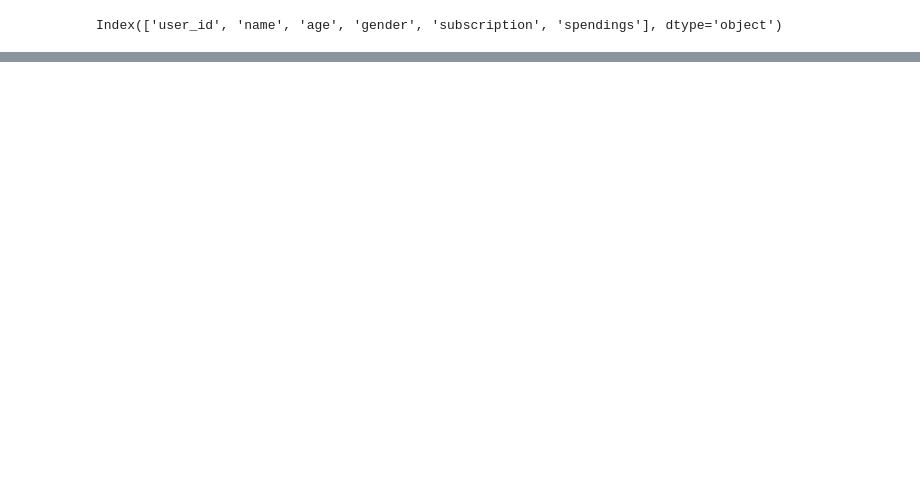
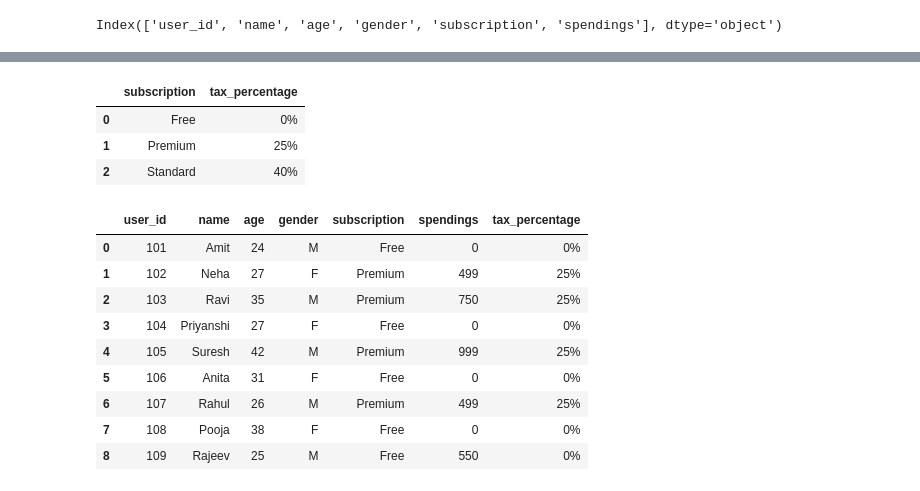
Before and after one commit to SurakshitKapoor/Advanced_Python, a Jupyter notebook: python libraries/pandas.ipynb, the cells around one changed output, grey strips where cells are left out. Saved outputs shown, nothing was run; the diff lists cells and outputs as text; code cells hidden in the pictures; blank space fills up the shorter version.

```diff
--- a/python libraries/pandas.ipynb
+++ b/python libraries/pandas.ipynb
@@ -487,0 +563,20 @@ users_df.iloc[[1], [2]] = 27
+# %%
+taxes_df
+# %% [output]
+|  | subscription | tax_percentage |
+| 0 | Free | 0% |
+| 1 | Premium | 25% |
+| 2 | Standard | 40% |
+# %%
+pd.merge(users_df, taxes_df, on='subscription', how='inner')
+# %% [output]
+|  | user_id | name | age | gender | subscription | spendings | tax_percentage |
+| 0 | 101 | Amit | 24 | M | Free | 0 | 0% |
+| 1 | 102 | Neha | 27 | F | Premium | 499 | 25% |
+| 2 | 103 | Ravi | 35 | M | Premium | 750 | 25% |
+| 3 | 104 | Priyanshi | 27 | F | Free | 0 | 0% |
+| 4 | 105 | Suresh | 42 | M | Premium | 999 | 25% |
+| 5 | 106 | Anita | 31 | F | Free | 0 | 0% |
+| 6 | 107 | Rahul | 26 | M | Premium | 499 | 25% |
+| 7 | 108 | Pooja | 38 | F | Free | 0 | 0% |
+| 8 | 109 | Rajeev | 25 | M | Free | 550 | 0% |
```
Also changed, not shown: parts of 29 cells of this notebook.
